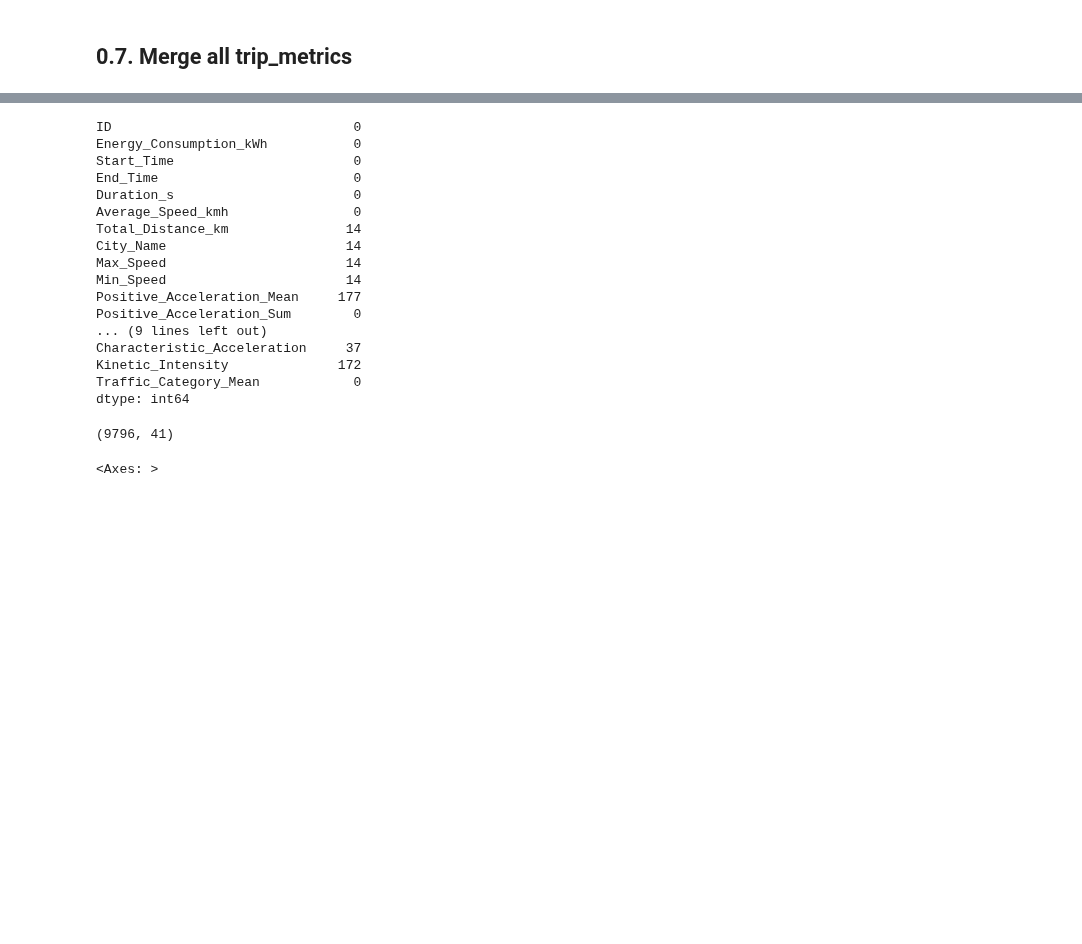
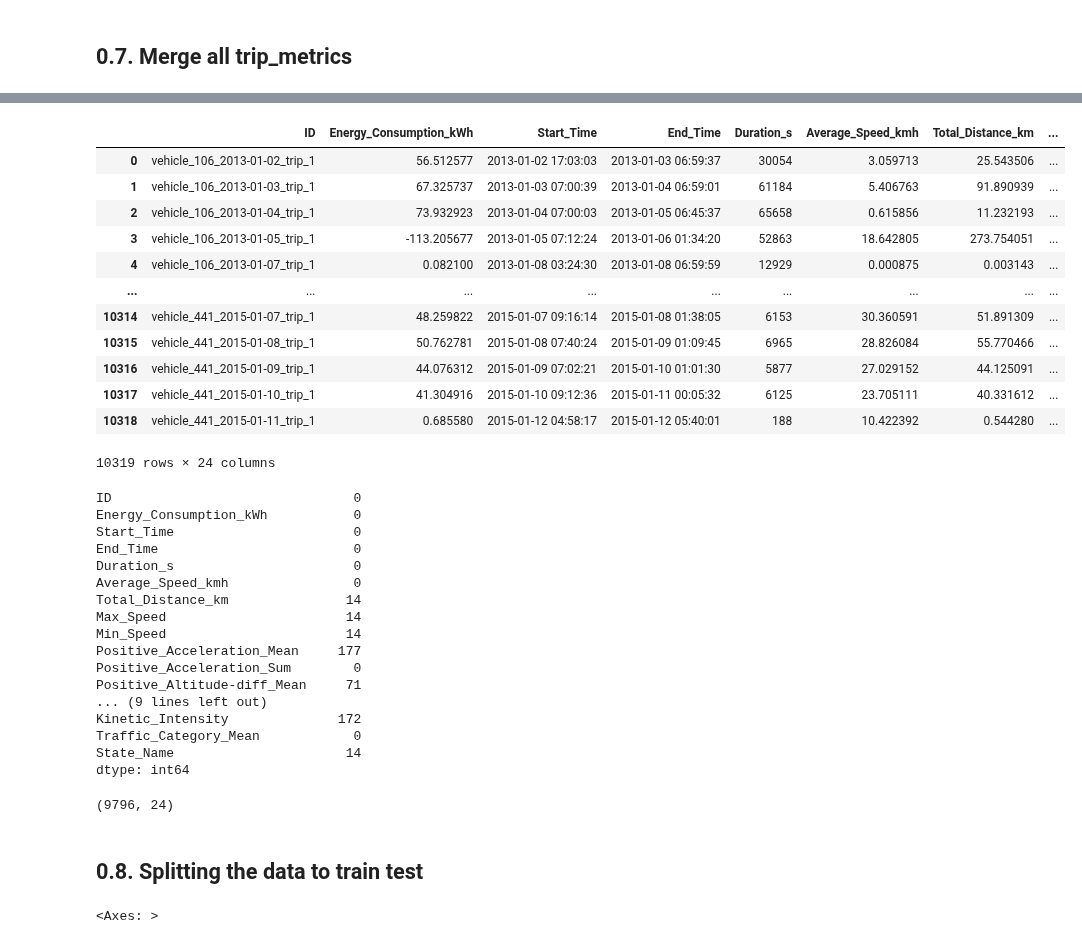
Before and after one commit to ydelipinar/Data_Based_Vehicle_Energy_Consumption_Modeling, a Jupyter notebook: ENS491_492_Project.ipynb, the cells around one changed output, grey strips where cells are left out. Cells and saved outputs as stored; diff of their text form; code cells hidden in the pictures; blank space fills up the shorter version.

```diff
--- a/ENS491_492_Project.ipynb
+++ b/ENS491_492_Project.ipynb
@@ -628,3 +614,21 @@ trips_merged
+# %%
+# if you have all data just use this method
+trips_merged = pd.read_csv("../Yeni dosyalar/trips_merged.csv")
+trips_merged
+# %% [output]
+|  | ID | Energy_Consumption_kWh | Start_Time | End_Time | Duration_s | Average_Speed_kmh | Total_Distance_km | ... |
+| 0 | vehicle_106_2013-01-02_trip_1 | 56.512577 | 2013-01-02 17:03:03 | 2013-01-03 06:59:37 | 30054 | 3.059713 | 25.543506 | ... |
+| 1 | vehicle_106_2013-01-03_trip_1 | 67.325737 | 2013-01-03 07:00:39 | 2013-01-04 06:59:01 | 61184 | 5.406763 | 91.890939 | ... |
+| 2 | vehicle_106_2013-01-04_trip_1 | 73.932923 | 2013-01-04 07:00:03 | 2013-01-05 06:45:37 | 65658 | 0.615856 | 11.232193 | ... |
+| 3 | vehicle_106_2013-01-05_trip_1 | -113.205677 | 2013-01-05 07:12:24 | 2013-01-06 01:34:20 | 52863 | 18.642805 | 273.754051 | ... |
+| 4 | vehicle_106_2013-01-07_trip_1 | 0.082100 | 2013-01-08 03:24:30 | 2013-01-08 06:59:59 | 12929 | 0.000875 | 0.003143 | ... |
+| ... | ... | ... | ... | ... | ... | ... | ... | ... |
+| 10314 | vehicle_441_2015-01-07_trip_1 | 48.259822 | 2015-01-07 09:16:14 | 2015-01-08 01:38:05 | 6153 | 30.360591 | 51.891309 | ... |
+| 10315 | vehicle_441_2015-01-08_trip_1 | 50.762781 | 2015-01-08 07:40:24 | 2015-01-09 01:09:45 | 6965 | 28.826084 | 55.770466 | ... |
+| 10316 | vehicle_441_2015-01-09_trip_1 | 44.076312 | 2015-01-09 07:02:21 | 2015-01-10 01:01:30 | 5877 | 27.029152 | 44.125091 | ... |
+| 10317 | vehicle_441_2015-01-10_trip_1 | 41.304916 | 2015-01-10 09:12:36 | 2015-01-11 00:05:32 | 6125 | 23.705111 | 40.331612 | ... |
+| 10318 | vehicle_441_2015-01-11_trip_1 | 0.685580 | 2015-01-12 04:58:17 | 2015-01-12 05:40:01 | 188 | 10.422392 | 0.544280 | ... |
+10319 rows × 24 columns
 # %%
 trips_merged.isna().sum()
 # %% [output]
@@ -635,19 +639,21 @@ End_Time                         0
 Duration_s                       0
 Average_Speed_kmh                0
 Total_Distance_km               14
-City_Name                       14
 Max_Speed                       14
 Min_Speed                       14
 Positive_Acceleration_Mean     177
 Positive_Acceleration_Sum        0
+Positive_Altitude-diff_Mean     71
 ... (9 lines left out)
-Characteristic_Acceleration     37
 Kinetic_Intensity              172
 Traffic_Category_Mean            0
+State_Name                      14
 dtype: int64
 # %%
 trips_merged = trips_merged.dropna()
 # %%
 trips_merged.shape
 # %% [output]
-(9796, 41)
+(9796, 24)
+# %% [markdown]
+## 0.8. Splitting the data to train test
```
Also changed, not shown: parts of 5 cells of this notebook.
